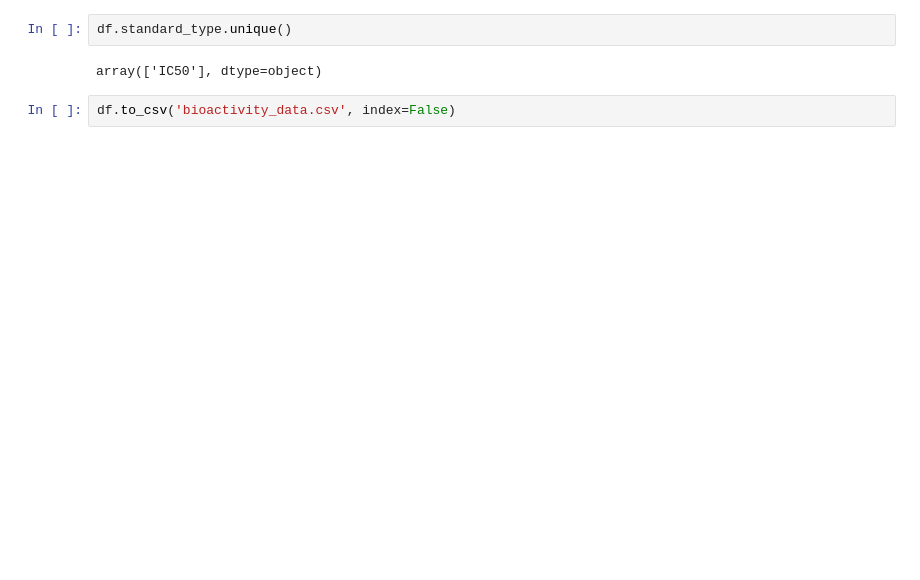
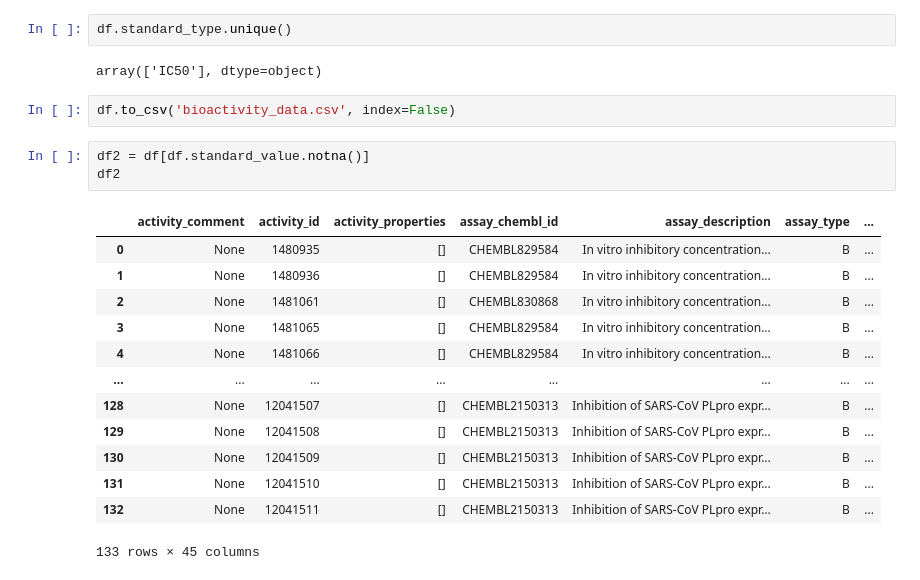
Before and after one commit to khanfs/ComputationalBiomedicine-Betacoronavirus, a Jupyter notebook: Sars_Cov_2.ipynb, the cells around one changed output. Drawn from its saved outputs; the diff is of its cells as text; blank space fills up the shorter version.

```diff
--- a/Sars_Cov_2.ipynb
+++ b/Sars_Cov_2.ipynb
@@ -79,3 +77,20 @@ df.standard_type.unique()
 array(['IC50'], dtype=object)
 # %%
 df.to_csv('bioactivity_data.csv', index=False)
+# %%
+df2 = df[df.standard_value.notna()]
+df2
+# %% [output]
+|  | activity_comment | activity_id | activity_properties | assay_chembl_id | assay_description | assay_type | ... |
+| 0 | None | 1480935 | [] | CHEMBL829584 | In vitro inhibitory concentration... | B | ... |
+| 1 | None | 1480936 | [] | CHEMBL829584 | In vitro inhibitory concentration... | B | ... |
+| 2 | None | 1481061 | [] | CHEMBL830868 | In vitro inhibitory concentration... | B | ... |
+| 3 | None | 1481065 | [] | CHEMBL829584 | In vitro inhibitory concentration... | B | ... |
+| 4 | None | 1481066 | [] | CHEMBL829584 | In vitro inhibitory concentration... | B | ... |
+| ... | ... | ... | ... | ... | ... | ... | ... |
+| 128 | None | 12041507 | [] | CHEMBL2150313 | Inhibition of SARS-CoV PLpro expr... | B | ... |
+| 129 | None | 12041508 | [] | CHEMBL2150313 | Inhibition of SARS-CoV PLpro expr... | B | ... |
+| 130 | None | 12041509 | [] | CHEMBL2150313 | Inhibition of SARS-CoV PLpro expr... | B | ... |
+| 131 | None | 12041510 | [] | CHEMBL2150313 | Inhibition of SARS-CoV PLpro expr... | B | ... |
+| 132 | None | 12041511 | [] | CHEMBL2150313 | Inhibition of SARS-CoV PLpro expr... | B | ... |
+133 rows × 45 columns
```
Also changed, not shown: parts of 4 cells of this notebook.
